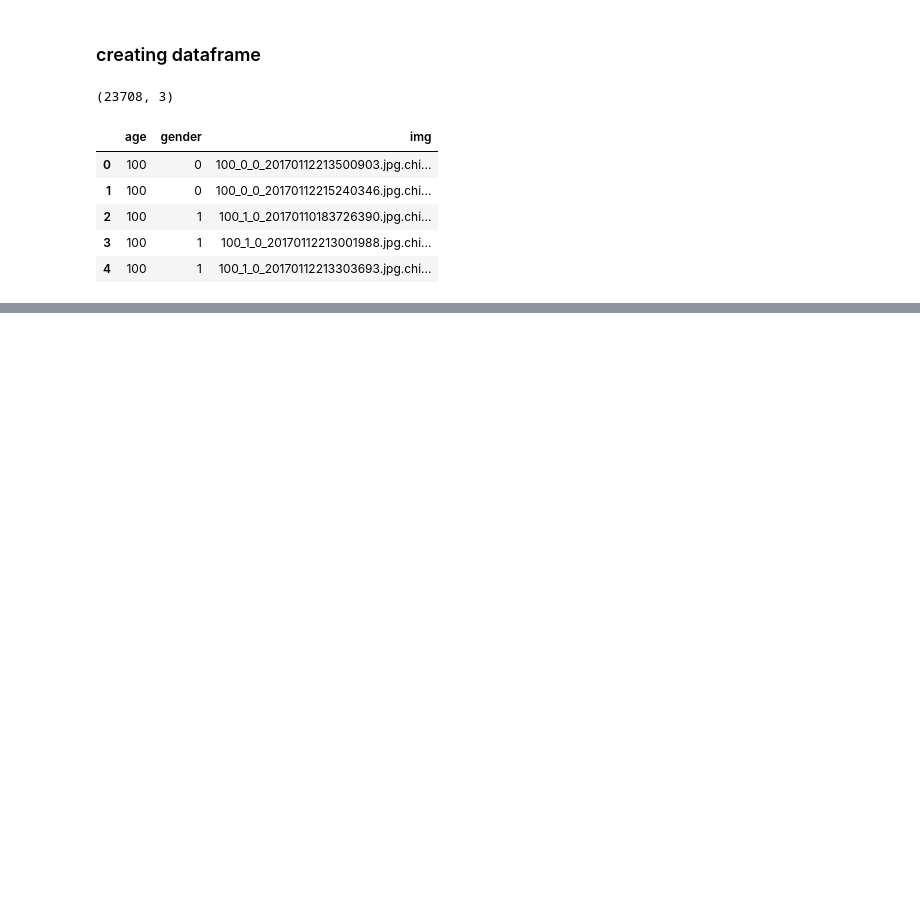
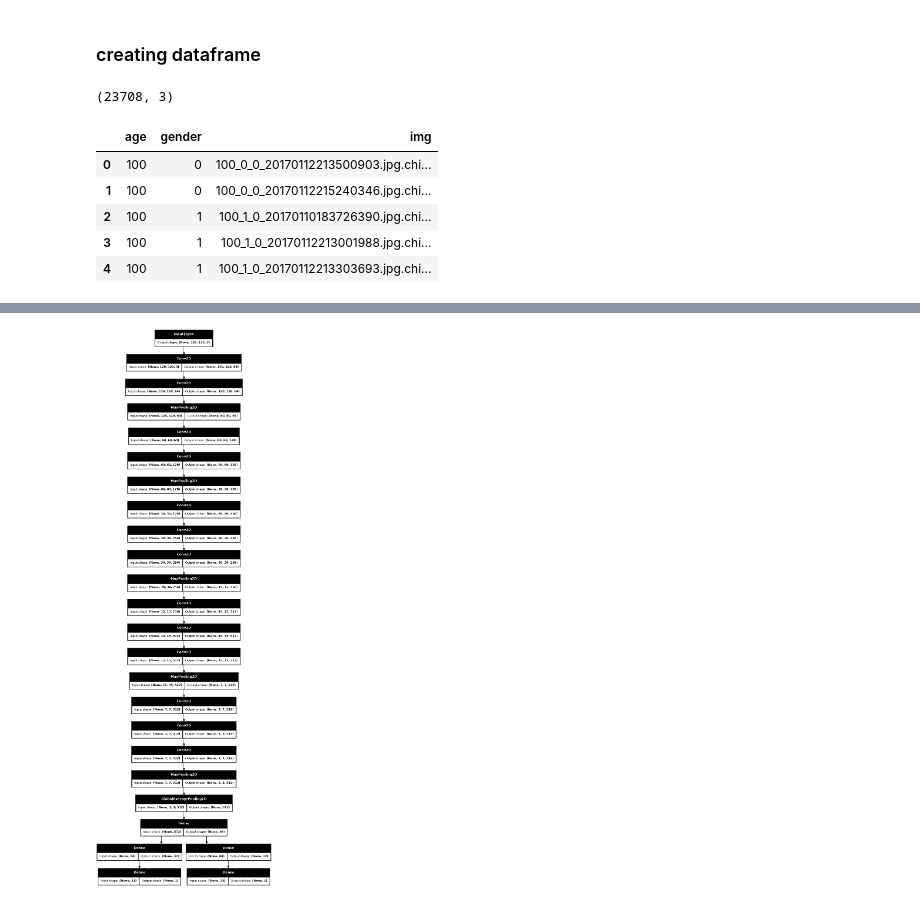
Before and after one commit to user23052036/Nural_Network, a Jupyter notebook: Notebook/ANN/Functional_API/age_gender.ipynb, the cells around one changed output, grey strips where cells are left out. Cells and saved outputs as stored; diff of their text form; code cells hidden in the pictures; blank space fills up the shorter version.

Commit message:
understood non-sequential model and updated resources

```diff
--- a/Notebook/ANN/Functional_API/age_gender.ipynb
+++ b/Notebook/ANN/Functional_API/age_gender.ipynb
@@ -73,0 +248,10 @@ df.head()
+# %%
+common_dense = Dense(64, activation='relu')(x)
+# %%
+age_branch = Dense(32, activation='relu')(common_dense)
+gender_branch = Dense(32, activation='relu')(common_dense)
+# %%
+age_output = Dense(1, activation='linear', name='age')(age_branch)
+gender_output = Dense(1, activation='sigmoid', name='gender')(gender_branch)
+# %%
+model = Model(inputs=conv_layer.input, outputs=[age_output,gender_output])
@@ -73,0 +282,5 @@ df.head()
+# %%
+from keras.utils import plot_model
+plot_model(model, dpi=50, rankdir='TB', show_shapes=True)
+# %% [output]
+[figure, added]
```
Also changed, not shown: parts of 25 cells of this notebook, 2 other files.
